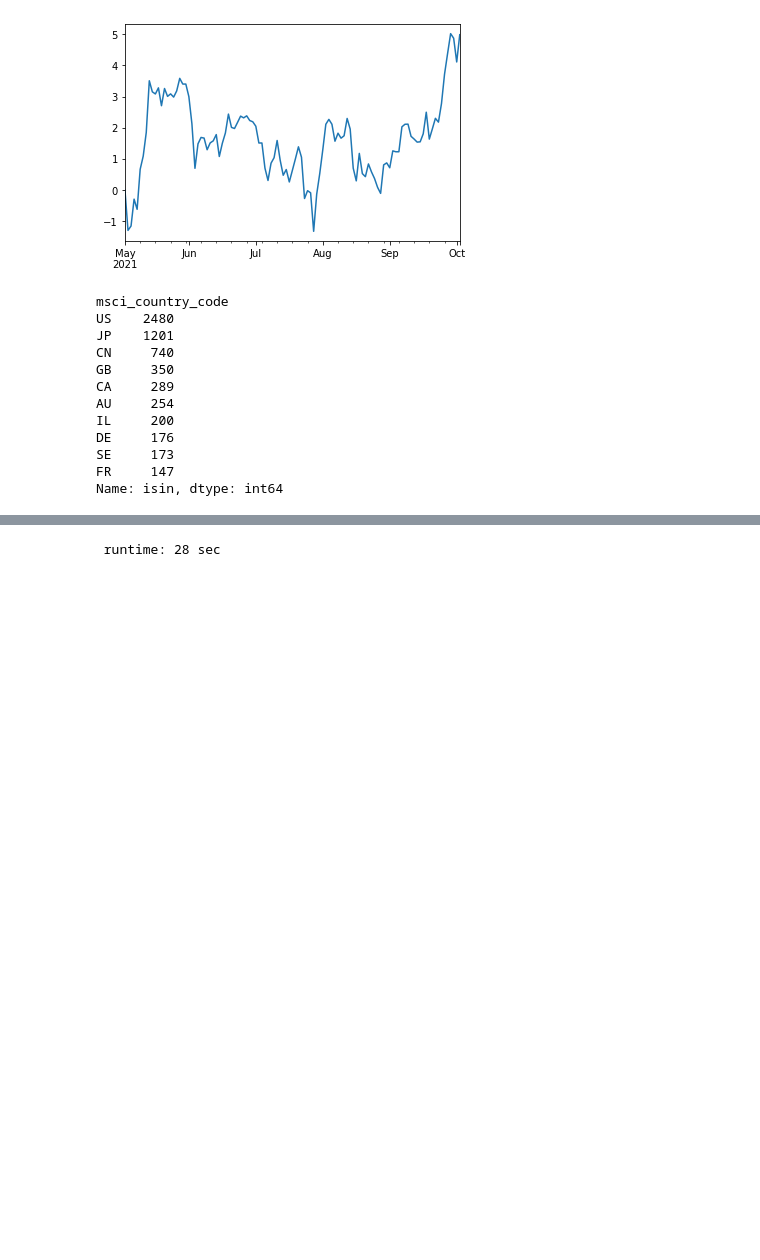
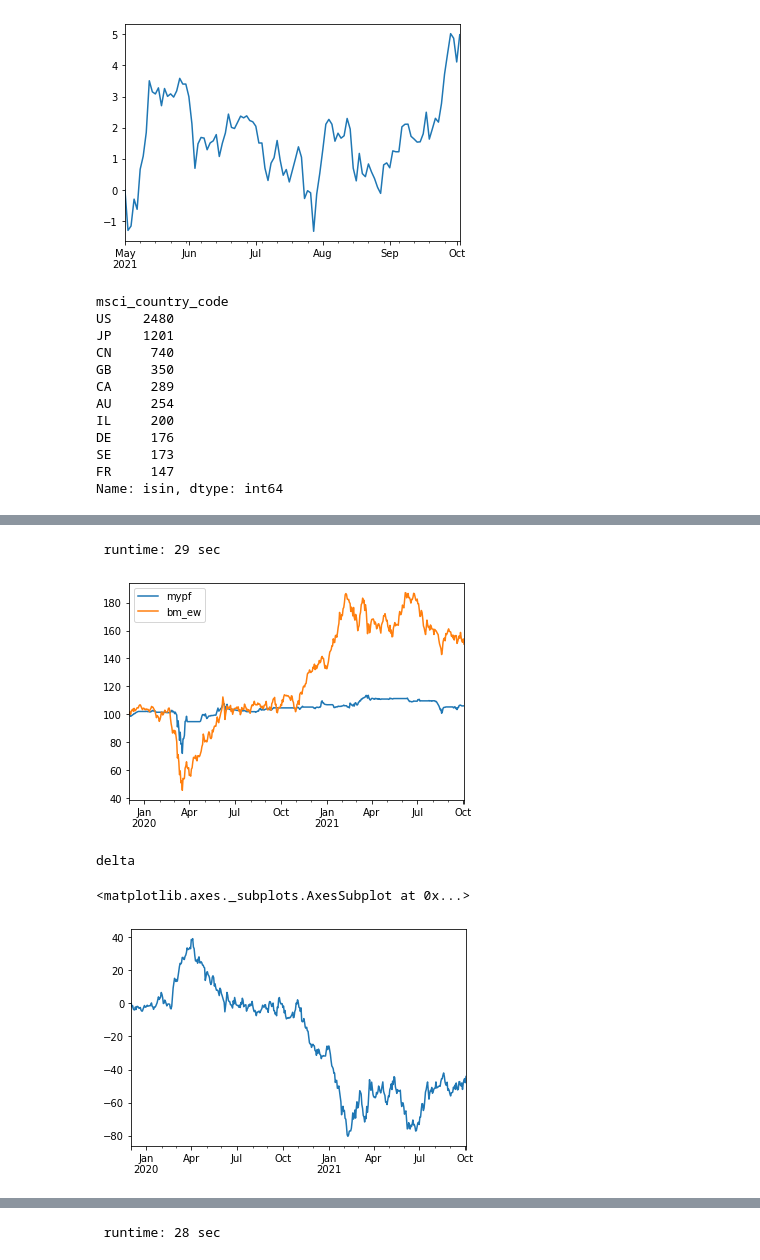
Before and after one commit to antogranell/index_calculator, a Jupyter notebook: notebooks/project_index.ipynb, the cells around one changed output, grey strips where cells are left out. Drawn from its saved outputs; the diff is of its cells as text; code cells hidden in the pictures; blank space fills up the shorter version.

```diff
--- a/notebooks/project_index.ipynb
+++ b/notebooks/project_index.ipynb
@@ -235,0 +276,18 @@ delta
+# %%
+#fixed cash 10K
+colist = ['US']
+idaychg = 0.1 # ----------- min intraday change
+sizedecile = [10] # ----------- size decle
+turnover = 0.1 # ---------min ADTV / MCAP
+minpr = 0.5 # --------- min price
+maxpr = 200 # --------- max price
+lstretmin = -0.3 # --------- min last return
+lstretmax = -0.1 # --------- max last return
+occurence = 1 # --------- time it happens
+hold = 10
+# %% [output]
+ runtime: 29 sec
+[figure, added]
+delta
+<matplotlib.axes._subplots.AxesSubplot at 0x...>
+[figure, added]
```
Also changed, not shown: parts of 8 cells of this notebook.
